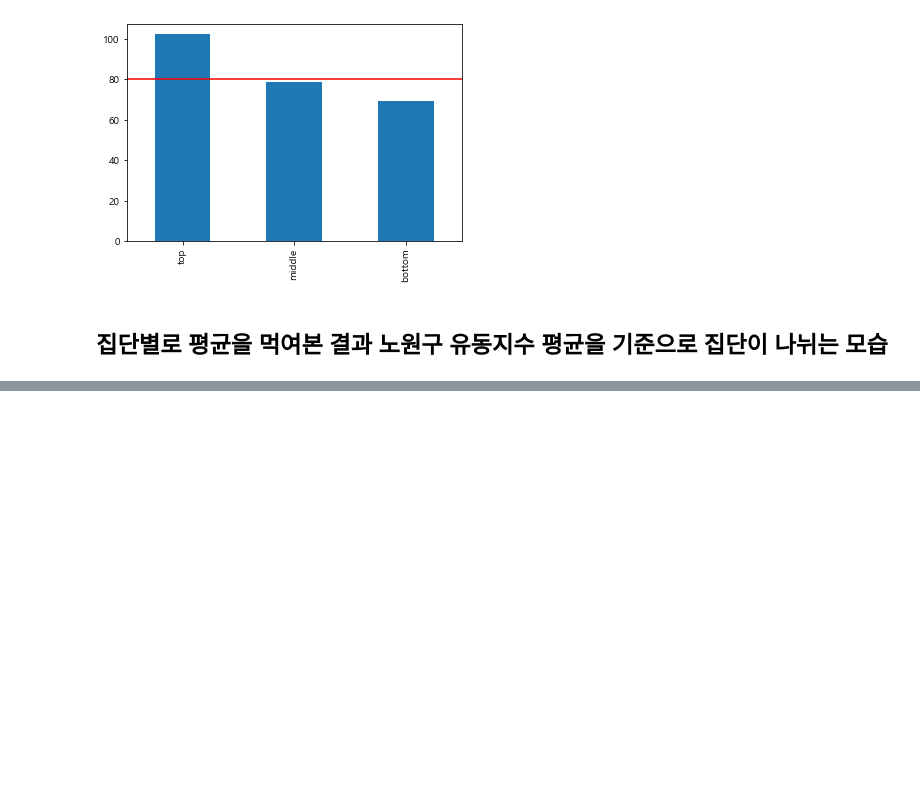
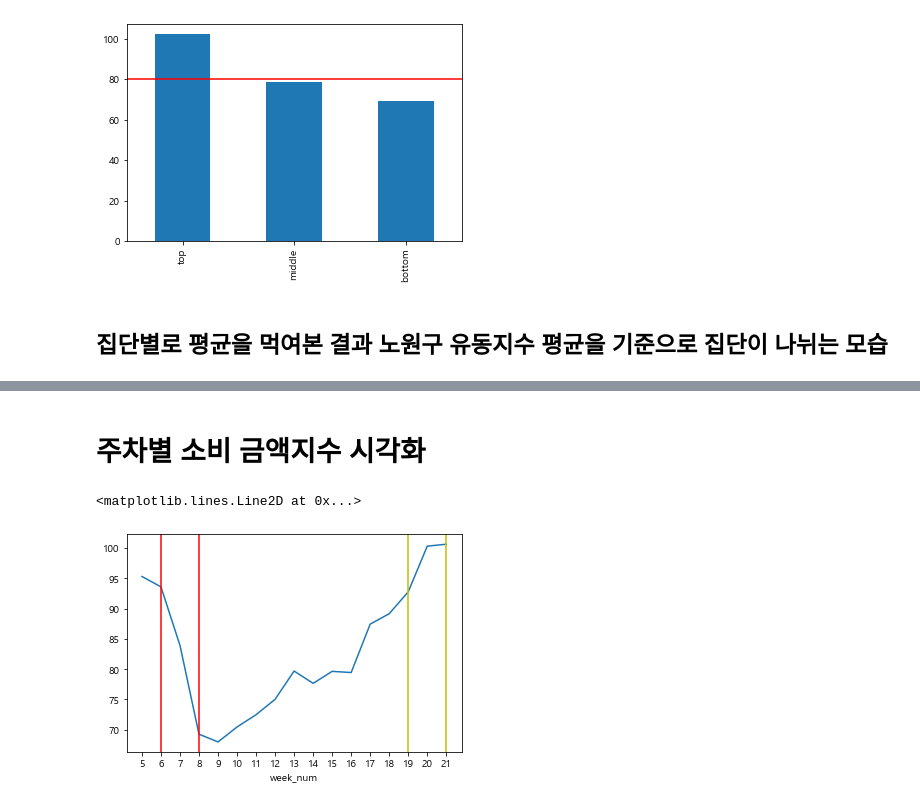
Before and after one commit to SeoroMin/dacon_jejucard, a Jupyter notebook: junhyeok/restart.ipynb, the cells around one changed output, grey strips where cells are left out. Cells and saved outputs as stored; diff of their text form; code cells hidden in the pictures; blank space fills up the shorter version.

```diff
--- a/junhyeok/restart.ipynb
+++ b/junhyeok/restart.ipynb
@@ -670,0 +723,2 @@ plt.axhline(sk_seoul_gu_gap.loc['노원구', 'decrease_ratio'], color='red')
+# %%
+consume_index = card.pivot_table(index=["week_num", "MCT_CAT_NM", "CTPV_NM", "CTGG_NM", "HDNG_NM", "SEX_CD", "AGE_CD", "year"], values = ['USE_CNT', 'USE_AMT'], aggfunc='mean').reset_index()
@@ -670,0 +741,16 @@ plt.axhline(sk_seoul_gu_gap.loc['노원구', 'decrease_ratio'], color='red')
+# %%
+consume_table_2019 = consume_index[consume_index['year'] == 2019]
+consume_table_2020 = consume_index[consume_index['year'] == 2020]
+
+# 분석의 대상에서 제외되는 2019년도 4주차, 2020년도 4주차, 22주차 데이터 제거
+remove_index_201904 = consume_table_2019[consume_table_2019['week_num'] == 4].index
+remove_index_202004 = consume_table_2020[consume_table_2020['week_num'] == 4].index
+remove_index_202022 = consume_table_2020[consume_table_2020['week_num'] == 22].index
+
+consume_table_2019.drop(remove_index_201904, axis=0, inplace=True)
+consume_table_2020.drop(remove_index_202004, axis=0, inplace=True)
+consume_table_2020.drop(remove_index_202022, axis=0, inplace=True)
+
+# 인덱스 정리
+consume_table_2019.reset_index(drop=True, inplace=True)
+consume_table_2020.reset_index(drop=True, inplace=True)
@@ -670,0 +765,4 @@ plt.axhline(sk_seoul_gu_gap.loc['노원구', 'decrease_ratio'], color='red')
+# %%
+consume_table_total = consume_table_2019.merge(consume_table_2020, how='inner', on = ['week_num', 'MCT_CAT_NM', 'CTPV_NM', 'CTGG_NM', 'HDNG_NM', 'SEX_CD',
+       'AGE_CD'])
+consume_table_total.shape
@@ -670,0 +789,5 @@ plt.axhline(sk_seoul_gu_gap.loc['노원구', 'decrease_ratio'], color='red')
+# %%
+# 전체의 소비지수 보기
+consume_week_index = consume_table_total.pivot_table(index='week_num', values=['USE_CNT_x', 'USE_AMT_x', 'USE_CNT_y', 'USE_AMT_y'], aggfunc='mean')
+consume_week_index['consume_ratio_AMT'] = consume_week_index['USE_AMT_y'] * 100 / consume_week_index['USE_AMT_x']
+consume_week_index['consume_ratio_CNT'] = consume_week_index['USE_CNT_y'] * 100 / consume_week_index['USE_CNT_x']
@@ -670,0 +816,14 @@ plt.axhline(sk_seoul_gu_gap.loc['노원구', 'decrease_ratio'], color='red')
+# %% [markdown]
+# 주차별 소비 금액지수 시각화
+# %%
+consume_week_index['consume_ratio_AMT'].plot()
+plt.xticks(range(5, 22))
+# 주차별 소비금액지수가 급감했다가
+plt.axvline(6,color = 'r')
+plt.axvline(8,color = 'r')
+
+plt.axvline(19, color='y')
+plt.axvline(21, color='y')
+# %% [output]
+<matplotlib.lines.Line2D at 0x...>
+[figure, added]
```
Also changed, not shown: parts of 85 cells of this notebook.
